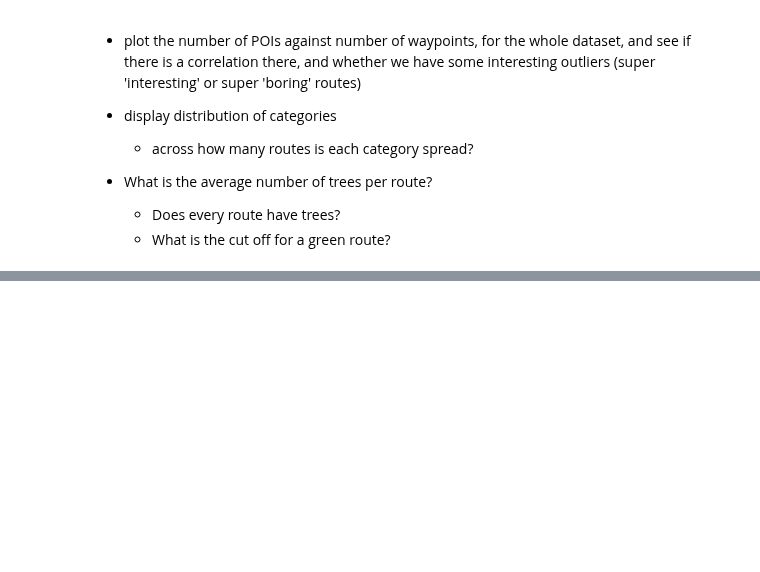
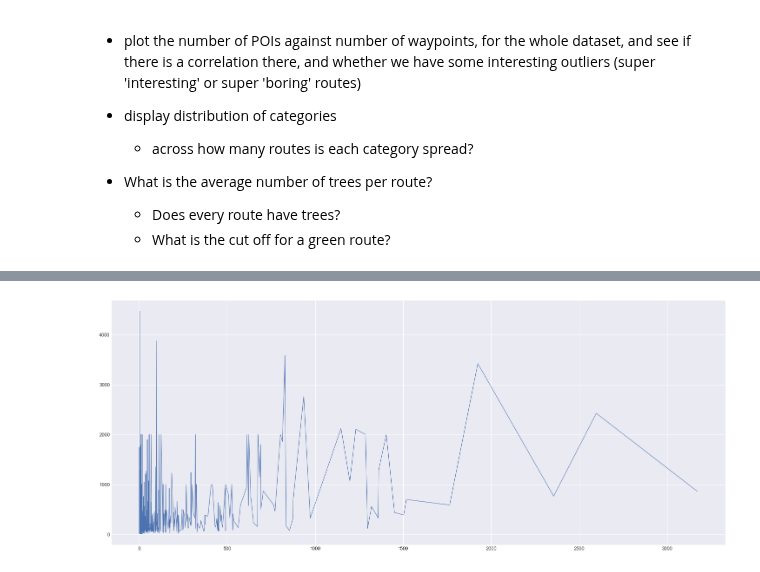
Before and after one commit to TechLabs-Berlin/wt21-way-to-go, a Jupyter notebook: data_visualisation/data_visualisation_emilio.ipynb, the cells around one changed output, grey strips where cells are left out. Saved outputs shown, nothing was run; the diff lists cells and outputs as text; code cells hidden in the pictures; blank space fills up the shorter version.

```diff
--- a/data_visualisation/data_visualisation_emilio.ipynb
+++ b/data_visualisation/data_visualisation_emilio.ipynb
@@ -129,0 +267,13 @@ NameError: name 'df' is not defined
+# %%
+fig, ax = plt.subplots()
+
+ax.plot(poi_wp_counts.poi_count, poi_wp_counts.wp_count, linewidth=1)
+
+#ax.set(xlim=(0, 8), xticks=np.arange(1, 8),
+       #ylim=(0, 8), yticks=np.arange(1, 8))
+
+fig.set_size_inches(20, 8)
+
+plt.show()
+# %% [output]
+[figure, added]
```
Also changed, not shown: parts of 28 cells of this notebook.
